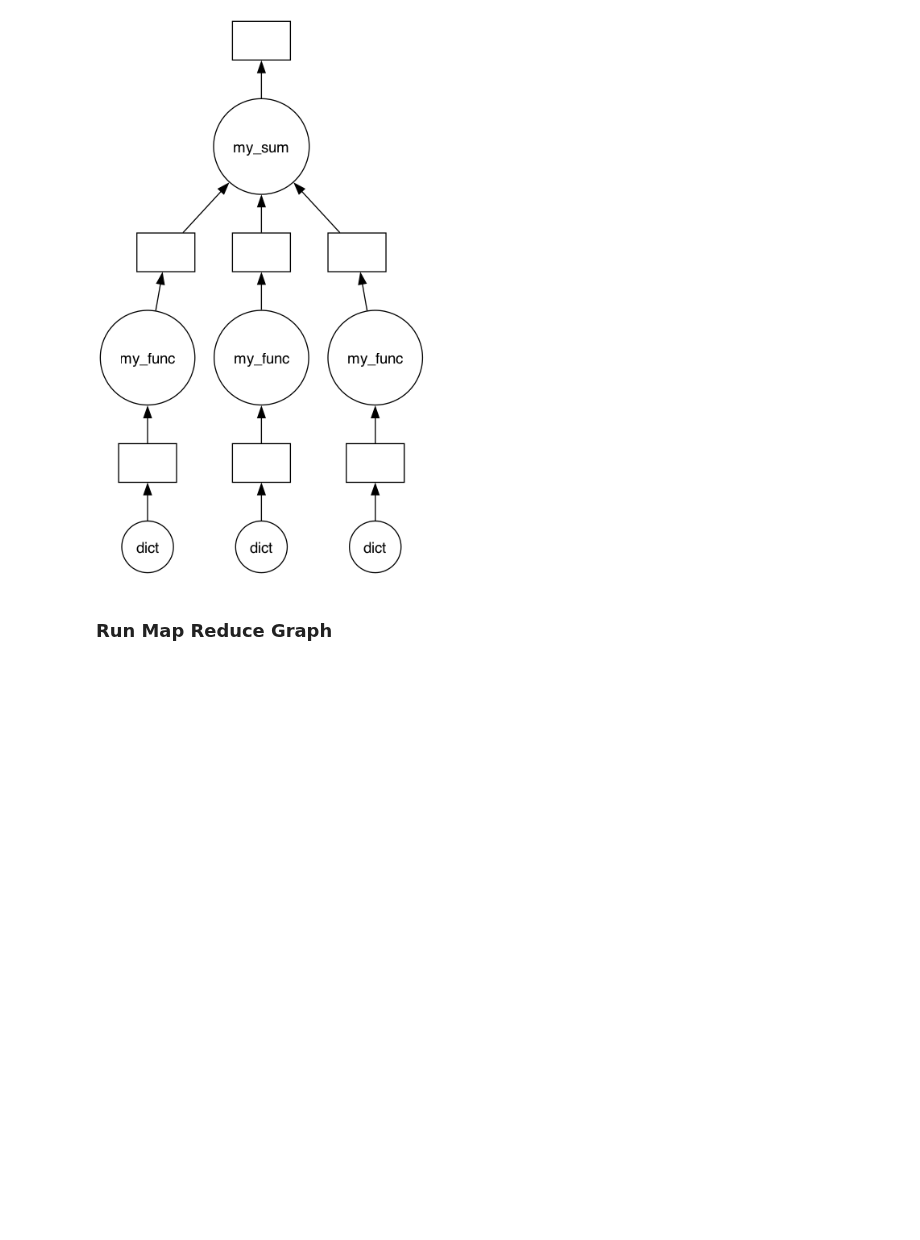
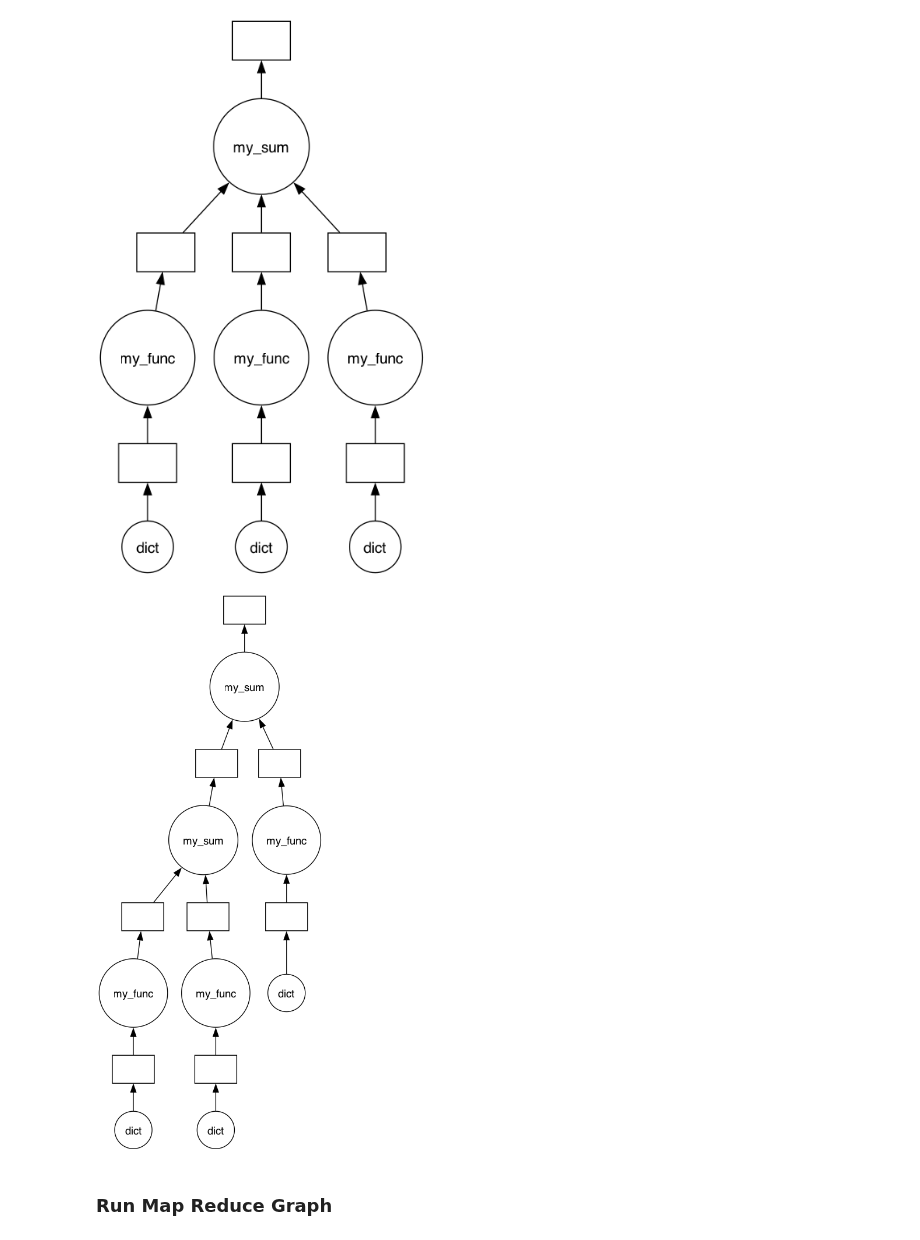
Before and after one commit to casangi/graphviper, a Jupyter notebook: docs/graph_building_tutorial.ipynb, the cells around one changed output. Drawn from its saved outputs; the diff is of its cells as text; code cells hidden in the pictures; blank space fills up the shorter version.

Commit message:
Update docs for map and reduce.

```diff
--- a/docs/graph_building_tutorial.ipynb
+++ b/docs/graph_building_tutorial.ipynb
@@ -447,6 +444,24 @@ graph_reduce = reduce(
 dask.visualize(graph_reduce)
 # %% [output]
 [figure]
+# %%
+from graphviper.graph_tools import reduce
+import numpy as np
+
+
+def my_sum(graph_inputs, input_parms):
+    print(graph_inputs)
+    return np.sum(graph_inputs) + input_parms["test_input"]
+
+
+input_parms = {}
+input_parms["test_input"] = 5
+graph_reduce = reduce(
+    graph, my_sum, input_parms, mode="tree"
+)  # mode "tree","single_node"
+dask.visualize(graph_reduce)
+# %% [output]
+[figure, added]
 # %% [markdown]
 ### Run Map Reduce Graph
 # %%
```
Also changed, not shown: parts of 12 cells of this notebook, 3 other files.
